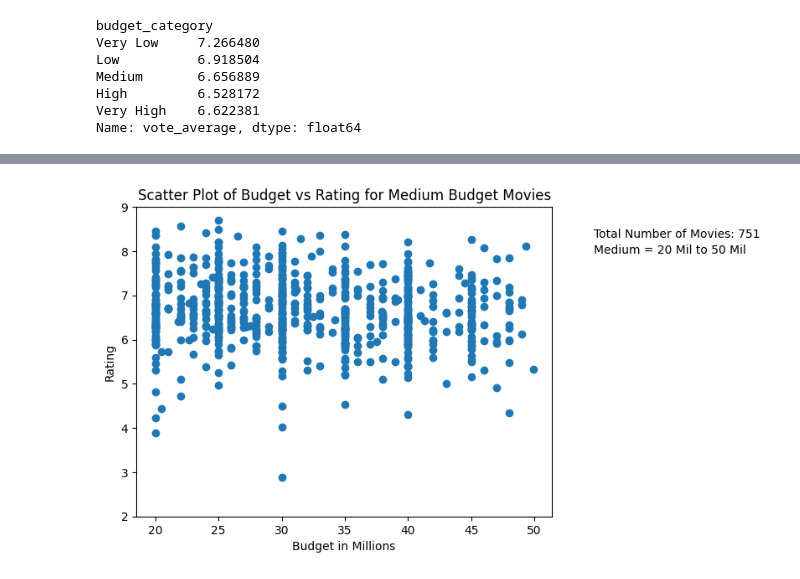
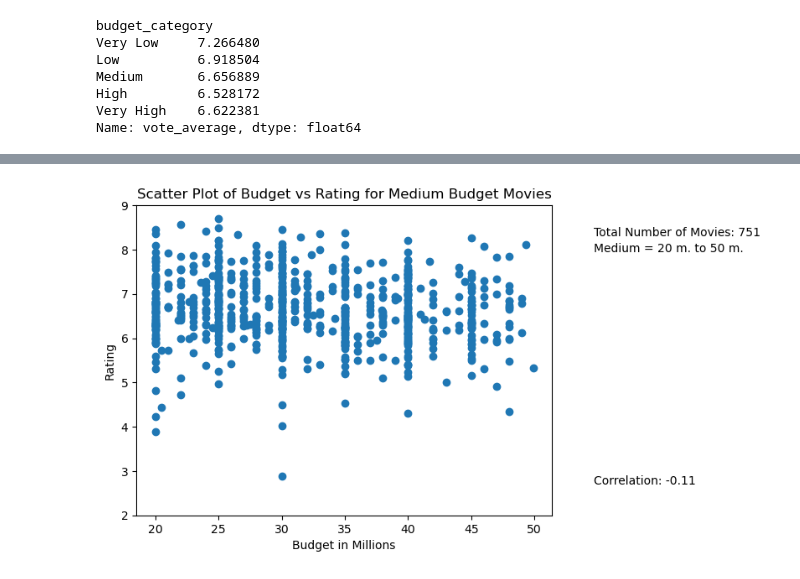
Before and after one commit to quityQ/SciProg2023, a Jupyter notebook: analysis.ipynb, the cells around one changed output, grey strips where cells are left out. Drawn from its saved outputs; the diff is of its cells as text; code cells hidden in the pictures.

```diff
--- a/analysis.ipynb
+++ b/analysis.ipynb
@@ -142,20 +152,34 @@ plt.show()
 # %%
 medium_budget_movies = df[df['budget_category'] == 'Medium']
+
+#t-test to see if there is a significant difference between the budget and rating
+t_statistic, p_value_ttest = stats.ttest_ind(medium_budget_movies['budget'], medium_budget_movies['vote_average'])
+
+# Define x and y
+x = medium_budget_movies['budget']
+y = medium_budget_movies['vote_average']
+
+# Pearson correlation coefficient
+correlation_coef, p_value_pearson = stats.pearsonr(x, y)
+
 
 plt.scatter(medium_budget_movies['budget'], medium_budget_movies['vote_average'])
 plt.xlabel('Budget in Millions')
 plt.ylabel('Rating')
 plt.title('Scatter Plot of Budget vs Rating for Medium Budget Movies')
 
 plt.xticks([20000000, 25000000, 30000000, 35000000, 40000000, 45000000, 50000000], ['20', '25', '30', '35', '40','45', '50'])
 plt.ylim(2, 9)
 total_movies = len(medium_budget_movies)
 plt.text(1.1, 0.9, f'Total Number of Movies: {total_movies}', transform=plt.gca().transAxes)
-plt.text(1.1, 0.85, f'Medium = 20 Mil to 50 Mil', transform=plt.gca().transAxes)
+plt.text(1.1, 0.85, f'Medium = 20 m. to 50 m.', transform=plt.gca().transAxes)
+
+plt.text(1.1, 0.1, f'Correlation: {correlation_coef:.2f}', transform=plt.gca().transAxes)
+
 
 plt.show()
 # %% [output]
-[figure, old version]
+[figure, new version]
 # %%
 #Histogram of ratings for medium budget movies
 plt.hist(medium_budget_movies['vote_average'], bins=10)
```
Also changed, not shown: parts of 12 cells of this notebook.
